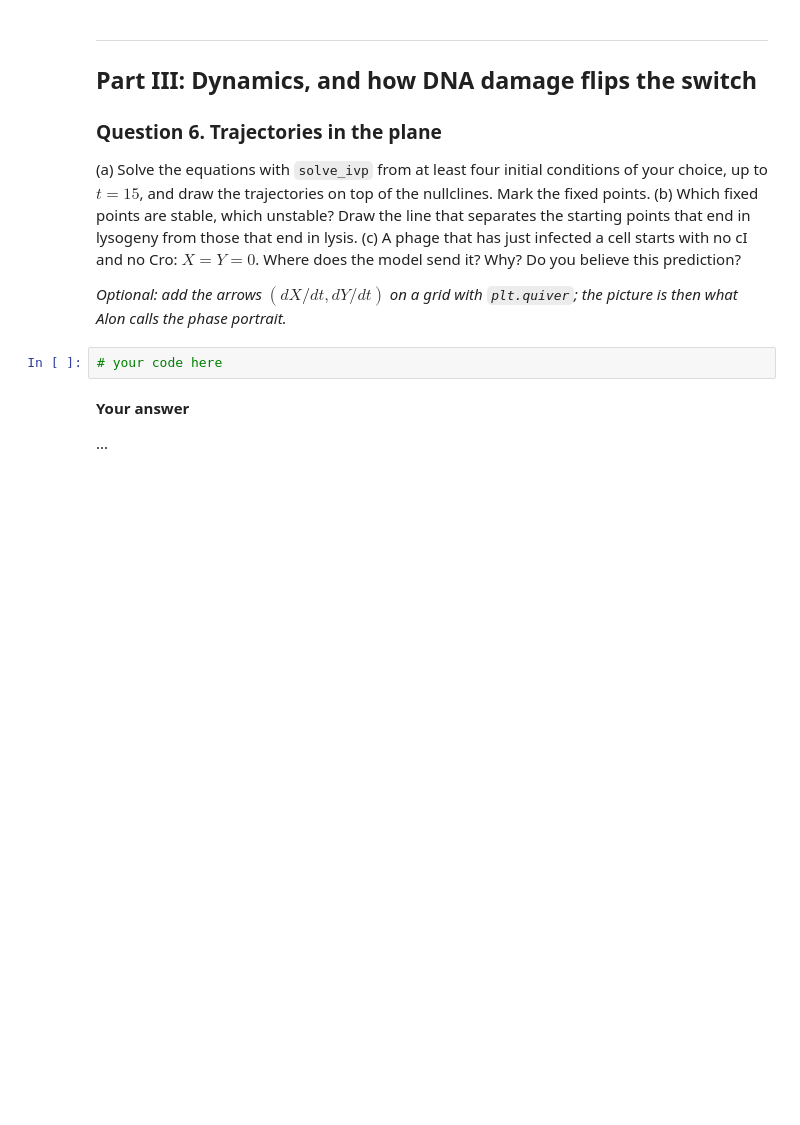
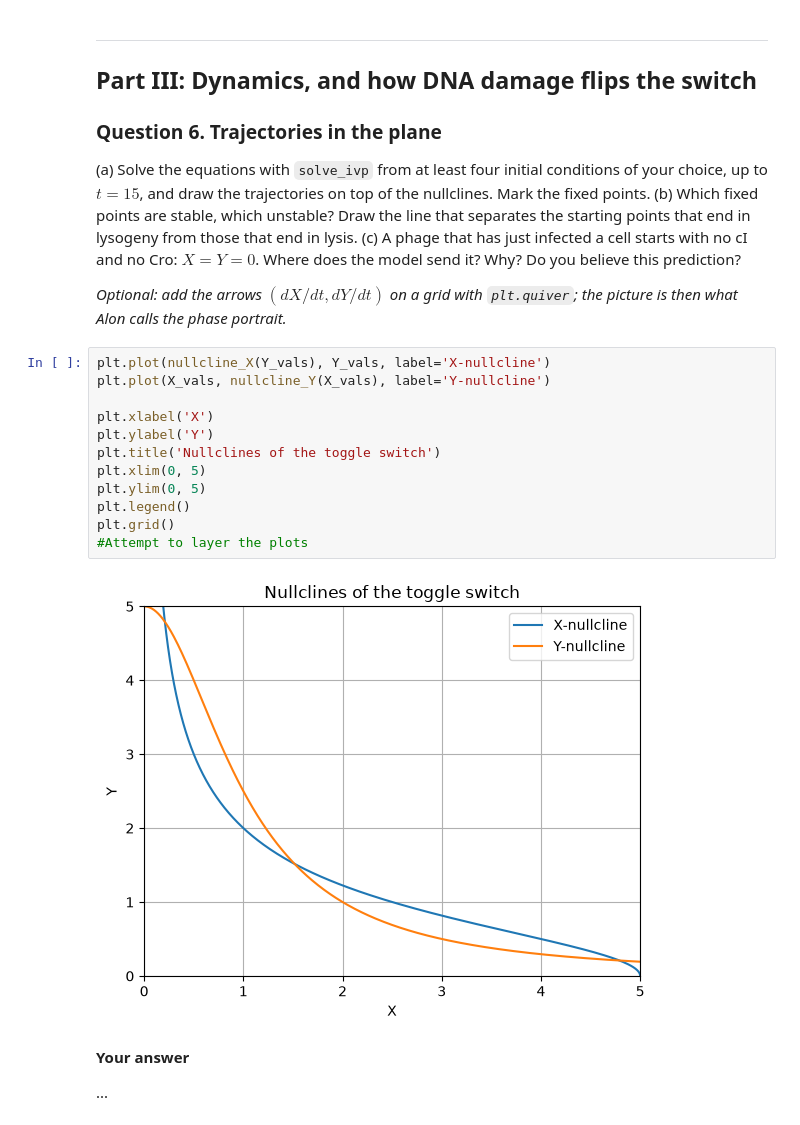
Before and after one commit to nour-alghadban/Intro_to_qbio_LC_report, a Jupyter notebook: IntroQBio_assignment_toggle_students_v3.ipynb, the cells around one changed output. Cells and saved outputs as stored; diff of their text form; blank space fills up the shorter version.

```diff
--- a/IntroQBio_assignment_toggle_students_v3.ipynb
+++ b/IntroQBio_assignment_toggle_students_v3.ipynb
@@ -215,7 +290,19 @@ the model send it? Why? Do you believe this prediction?
 *Optional: add the arrows $(dX/dt, dY/dt)$ on a grid with `plt.quiver`; the picture is then what
 Alon calls the phase portrait.*
 # %%
-# your code here
+plt.plot(nullcline_X(Y_vals), Y_vals, label='X-nullcline')
+plt.plot(X_vals, nullcline_Y(X_vals), label='Y-nullcline')
+
+plt.xlabel('X')
+plt.ylabel('Y')
+plt.title('Nullclines of the toggle switch')
+plt.xlim(0, 5)
+plt.ylim(0, 5)
+plt.legend()
+plt.grid()
+#Attempt to layer the plots
+# %% [output]
+[figure, added]
 # %% [markdown]
 **Your answer**
 
```
Also changed, not shown: parts of 7 cells of this notebook.
